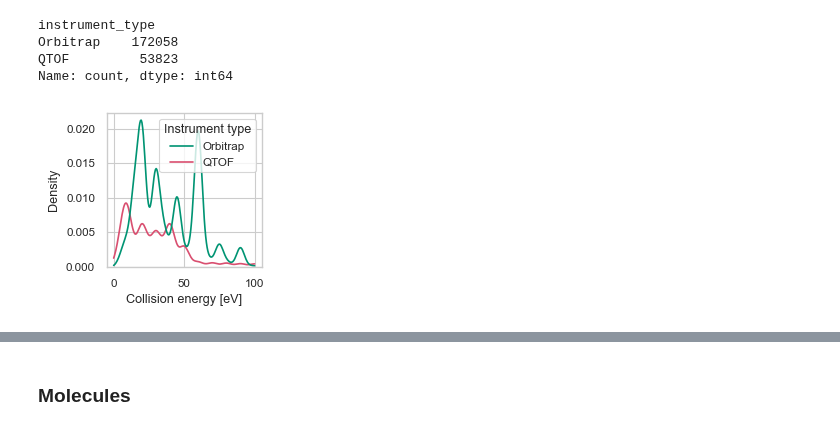
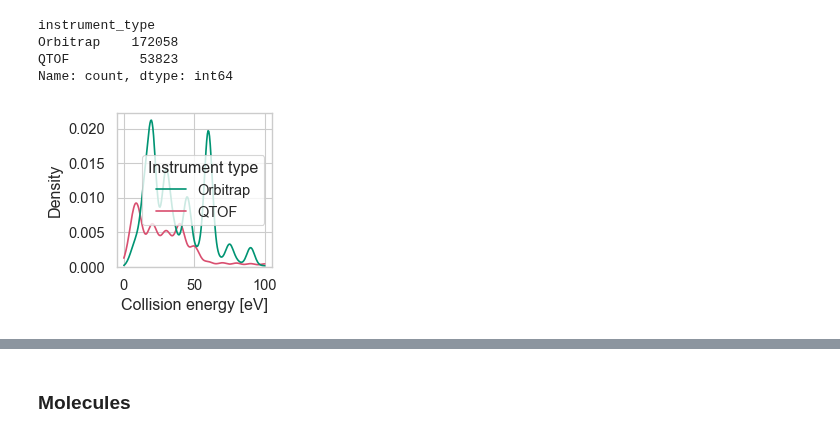
Before and after one commit to pluskal-lab/MassSpecGym, a Jupyter notebook: notebooks/dataset_analysis/dataset_statistics.ipynb, the cells around one changed output, grey strips where cells are left out. Cells and saved outputs as stored; diff of their text form; code cells hidden in the pictures.

Commit message:
Increase figures font size

```diff
--- a/notebooks/dataset_analysis/dataset_statistics.ipynb
+++ b/notebooks/dataset_analysis/dataset_statistics.ipynb
@@ -45,12 +45,13 @@ Orbitrap    172058
 QTOF         53823
 Name: count, dtype: int64
 # %%
-utils.init_plotting(figsize=(2, 2))
-sns.kdeplot(x=df['Collision energy [eV]'], hue=df['Instrument type'], clip=(0, 100))
+utils.init_plotting(figsize=(2, 2), font_scale=1.2)
+ax = sns.kdeplot(x=df['Collision energy [eV]'], hue=df['Instrument type'], clip=(0, 100))
+sns.move_legend(ax, "center right")
 plt.savefig('energies_kde.svg')
 plt.show()
 # %% [output]
-[figure, old version]
+[figure, new version]
 # %%
 utils.init_plotting(figsize=(2, 2))
 pivot_table = df.pivot_table(columns='Instrument type', index='Ionization adduct', aggfunc='size', fill_value=0)
```
Also changed, not shown: parts of 3 cells of this notebook, 1 other file.
